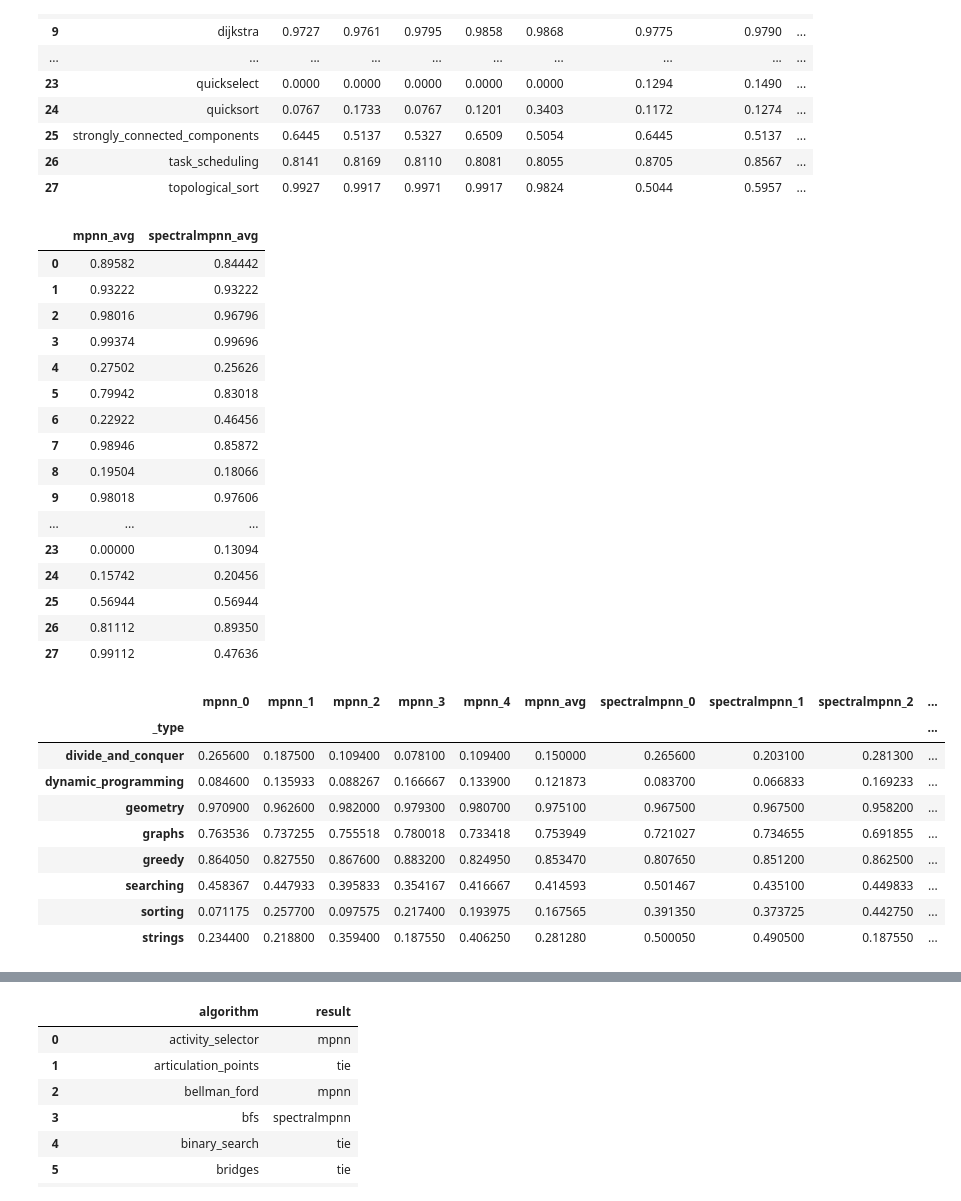
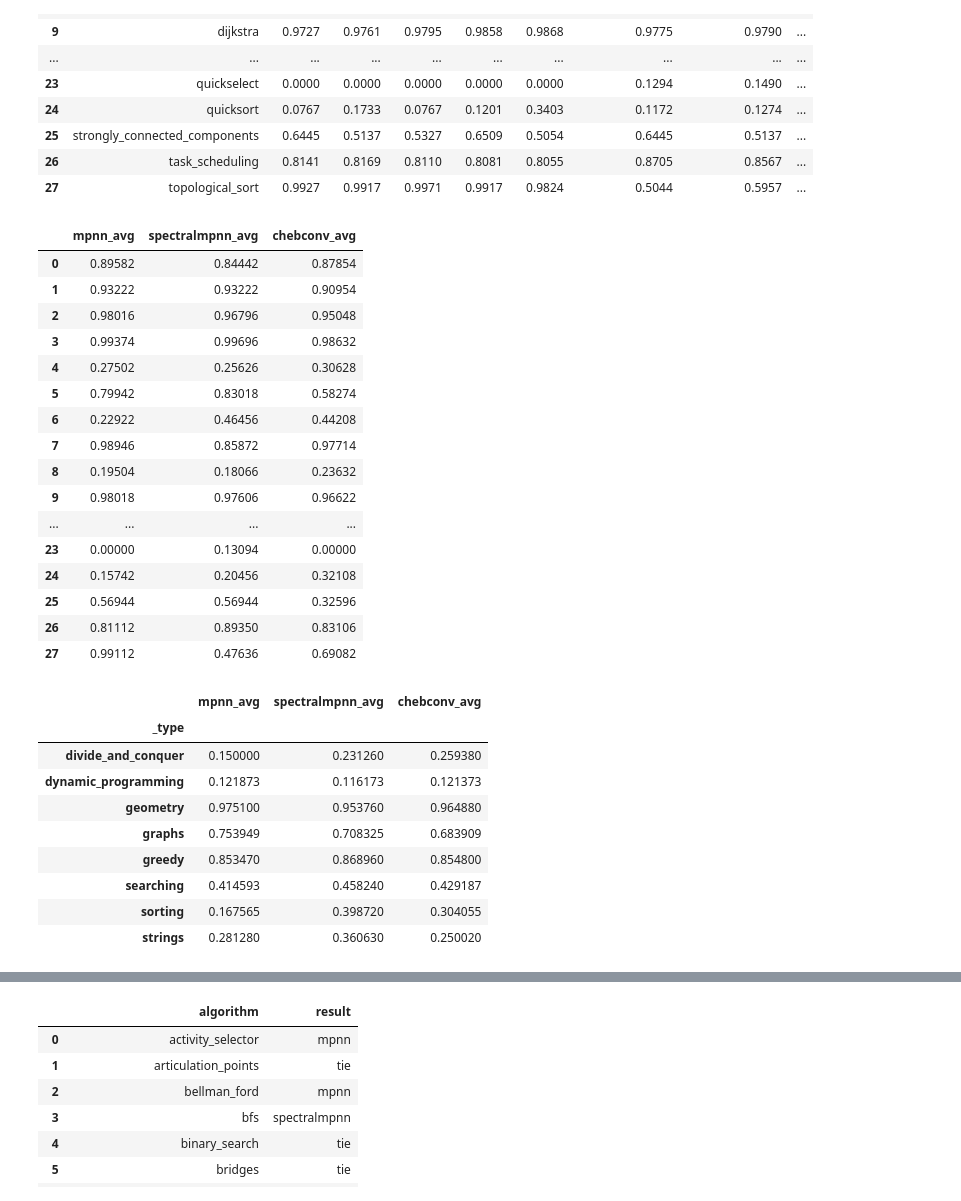
Before and after one commit to ronaldalbrt/algo_reasoning, a Jupyter notebook: notebooks/verify_spectral_architectures.ipynb, the cells around one changed output, grey strips where cells are left out. Drawn from its saved outputs; the diff is of its cells as text; code cells hidden in the pictures.

Commit message:
🧐 Verify chebconv performance

```diff
--- a/notebooks/verify_spectral_architectures.ipynb
+++ b/notebooks/verify_spectral_architectures.ipynb
@@ -232,7 +101,7 @@ output_agg_df[["specformer_effect", "spectralmpnn_effect"]]
 # %%
 import pandas as pd
 
-comparison_df = pd.read_csv("../results/spectralmpnn.csv", sep=";")
+comparison_df = pd.read_csv("../results/spectralmpnn2.csv", sep=";")
 comparison_df
 # %% [output]
 |  | algorithm | mpnn_0 | mpnn_1 | mpnn_2 | mpnn_3 | mpnn_4 | spectralmpnn_0 | spectralmpnn_1 | ... |
@@ -258,60 +127,65 @@ mpnn_results_list = mpnn_results_list.set_axis(comparison_df["algorithm"])
 
 spectralmpnn_results_list = comparison_df.apply(lambda x: [x[f"spectralmpnn_{i}"] for i in range(5)], axis=1)
 spectralmpnn_results_list = spectralmpnn_results_list.set_axis(comparison_df["algorithm"])
+
+chebconv_results_list = comparison_df.apply(lambda x: [x[f"chebconv_{i}"] for i in range(5)], axis=1)
+chebconv_results_list = chebconv_results_list.set_axis(comparison_df["algorithm"])
 # %%
 import numpy as np
 
 comparison_df["mpnn_avg"] = mpnn_results_list.apply(lambda x: sum(x)/len(x)).values
 comparison_df["spectralmpnn_avg"] = spectralmpnn_results_list.apply(lambda x: sum(x)/len(x)).values
-comparison_df[["mpnn_avg", "spectralmpnn_avg"]]
+comparison_df["chebconv_avg"] = chebconv_results_list.apply(lambda x: sum(x)/len(x)).values
+
+comparison_df[["mpnn_avg", "spectralmpnn_avg", "chebconv_avg"]]
 # %% [output]
-|  | mpnn_avg | spectralmpnn_avg |
-| 0 | 0.89582 | 0.84442 |
-| 1 | 0.93222 | 0.93222 |
-| 2 | 0.98016 | 0.96796 |
-| 3 | 0.99374 | 0.99696 |
-| 4 | 0.27502 | 0.25626 |
-| 5 | 0.79942 | 0.83018 |
-| 6 | 0.22922 | 0.46456 |
-| 7 | 0.98946 | 0.85872 |
-| 8 | 0.19504 | 0.18066 |
-| 9 | 0.98018 | 0.97606 |
-| ... | ... | ... |
-| 23 | 0.00000 | 0.13094 |
-| 24 | 0.15742 | 0.20456 |
-| 25 | 0.56944 | 0.56944 |
-| 26 | 0.81112 | 0.89350 |
-| 27 | 0.99112 | 0.47636 |
+|  | mpnn_avg | spectralmpnn_avg | chebconv_avg |
+| 0 | 0.89582 | 0.84442 | 0.87854 |
+| 1 | 0.93222 | 0.93222 | 0.90954 |
+| 2 | 0.98016 | 0.96796 | 0.95048 |
+| 3 | 0.99374 | 0.99696 | 0.98632 |
+| 4 | 0.27502 | 0.25626 | 0.30628 |
+| 5 | 0.79942 | 0.83018 | 0.58274 |
+| 6 | 0.22922 | 0.46456 | 0.44208 |
+| 7 | 0.98946 | 0.85872 | 0.97714 |
+| 8 | 0.19504 | 0.18066 | 0.23632 |
+| 9 | 0.98018 | 0.97606 | 0.96622 |
+| ... | ... | ... | ... |
+| 23 | 0.00000 | 0.13094 | 0.00000 |
+| 24 | 0.15742 | 0.20456 | 0.32108 |
+| 25 | 0.56944 | 0.56944 | 0.32596 |
+| 26 | 0.81112 | 0.89350 | 0.83106 |
+| 27 | 0.99112 | 0.47636 | 0.69082 |
 # %%
 type_dict = {
     "divide_and_conquer": ["find_maximum_subarray_kadane"],
     "dynamic_programming": ["matrix_chain_order", "lcs_length", "optimal_bst"],
     "geometry": ["segments_intersect", "graham_scan", "jarvis_march"],
     "graphs": ["dfs", "bfs", "topological_sort", "articulation_points", "bridges", "strongly_connected_components", "mst_kruskal", "mst_prim", "bellman_ford", "dijkstra", "dag_shortest_paths", "floyd_warshall"],
     "greedy": ["activity_selector", "task_scheduling"],
     "searching": ["minimum", "binary_search", "quickselect"],
     "sorting": ["insertion_sort", "bubble_sort", "heapsort", "quicksort"],
     "strings": ["naive_string_matcher", "kmp_matcher"]
 }
 
 def get_algo_type(algo):
     for _type in type_dict.keys():
         print
         if algo in type_dict[_type]:
             return _type
 
 comparison_df["_type"] = comparison_df.algorithm.apply(get_algo_type)
 agg_df = comparison_df[comparison_df.columns.difference(['algorithm'])].groupby(['_type']).mean()
-agg_df
+agg_df[["mpnn_avg", "spectralmpnn_avg", "chebconv_avg"]]
 # %% [output]
-|  | mpnn_0 | mpnn_1 | mpnn_2 | mpnn_3 | mpnn_4 | mpnn_avg | spectralmpnn_0 | spectralmpnn_1 | spectralmpnn_2 | ... |
-| _type |  |  |  |  |  |  |  |  |  | ... |
-| divide_and_conquer | 0.265600 | 0.187500 | 0.109400 | 0.078100 | 0.109400 | 0.150000 | 0.265600 | 0.203100 | 0.281300 | ... |
-| dynamic_programming | 0.084600 | 0.135933 | 0.088267 | 0.166667 | 0.133900 | 0.121873 | 0.083700 | 0.066833 | 0.169233 | ... |
-| geometry | 0.970900 | 0.962600 | 0.982000 | 0.979300 | 0.980700 | 0.975100 | 0.967500 | 0.967500 | 0.958200 | ... |
-| graphs | 0.763536 | 0.737255 | 0.755518 | 0.780018 | 0.733418 | 0.753949 | 0.721027 | 0.734655 | 0.691855 | ... |
-| greedy | 0.864050 | 0.827550 | 0.867600 | 0.883200 | 0.824950 | 0.853470 | 0.807650 | 0.851200 | 0.862500 | ... |
-| searching | 0.458367 | 0.447933 | 0.395833 | 0.354167 | 0.416667 | 0.414593 | 0.501467 | 0.435100 | 0.449833 | ... |
-| sorting | 0.071175 | 0.257700 | 0.097575 | 0.217400 | 0.193975 | 0.167565 | 0.391350 | 0.373725 | 0.442750 | ... |
-| strings | 0.234400 | 0.218800 | 0.359400 | 0.187550 | 0.406250 | 0.281280 | 0.500050 | 0.490500 | 0.187550 | ... |
+|  | mpnn_avg | spectralmpnn_avg | chebconv_avg |
+| _type |  |  |  |
+| divide_and_conquer | 0.150000 | 0.231260 | 0.259380 |
+| dynamic_programming | 0.121873 | 0.116173 | 0.121373 |
+| geometry | 0.975100 | 0.953760 | 0.964880 |
+| graphs | 0.753949 | 0.708325 | 0.683909 |
+| greedy | 0.853470 | 0.868960 | 0.854800 |
+| searching | 0.414593 | 0.458240 | 0.429187 |
+| sorting | 0.167565 | 0.398720 | 0.304055 |
+| strings | 0.281280 | 0.360630 | 0.250020 |
 # %%
```
Also changed, not shown: parts of 18 cells of this notebook.
